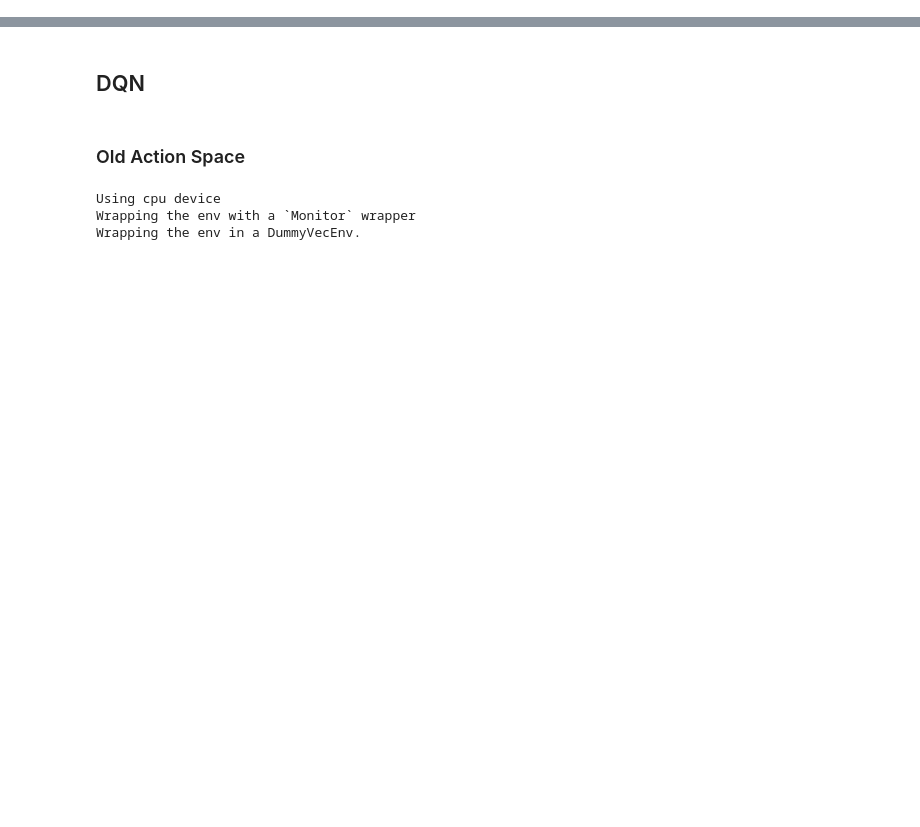
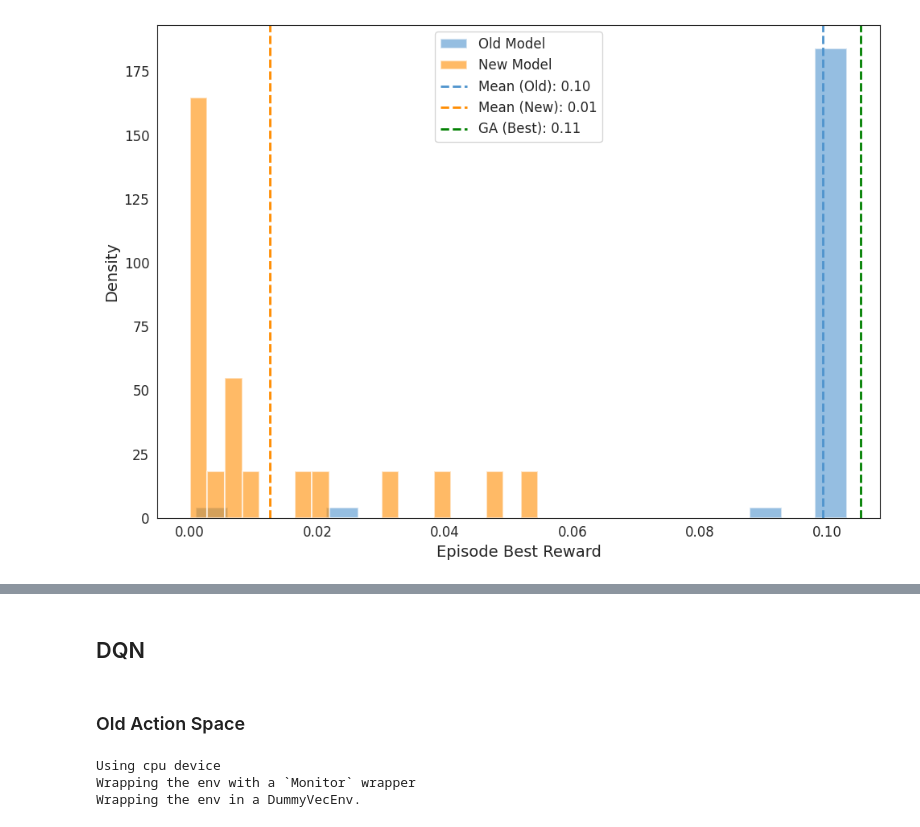
Before and after one commit to apoorv-s/Optimal-Experimental-Design-using-RL, a Jupyter notebook: Adv2D.ipynb, the cells around one changed output, grey strips where cells are left out. Drawn from its saved outputs; the diff is of its cells as text; code cells hidden in the pictures; blank space fills up the shorter version.

```diff
--- a/Adv2D.ipynb
+++ b/Adv2D.ipynb
@@ -11,0 +83,2 @@ from pde.AdvectionEquation import *
+# %%
+new_a_all_ep_rewards, new_a_best_rewards, new_a_optimal_states_all = dqn_new.evaluate(num_episodes=20)
@@ -11,0 +87,4 @@ from pde.AdvectionEquation import *
+# %%
+ga_filename = "GAResults/Advection2D_ga_3.mat"
+# %%
+ga_res = scipy.io.loadmat(ga_filename)
@@ -11,0 +228,35 @@ from pde.AdvectionEquation import *
+# %%
+plt.figure(figsize=(10, 7))
+plt.hist(old_a_best_rewards, bins=20,
+         color='#4F94CD',
+         edgecolor='white',
+         linewidth=1.5,
+         alpha=0.6,
+         density=True,  # Normalize densities
+         label='Old Model')
+
+plt.hist(new_a_best_rewards, bins=20,
+         color='#FF8C00',
+         edgecolor='white',
+         linewidth=1.5,
+         alpha=0.6,
+         density=True,  # Normalize densities
+         label='New Model')
+
+mean_old = np.mean(old_a_best_rewards)
+mean_new = np.mean(new_a_best_rewards)
+ga_best = ga_res['best_fitness'][0][0]
+
+plt.axvline(x=mean_old, color='#4F94CD', linestyle='--', linewidth=2, label=f'Mean (Old): {mean_old:.2f}')
+plt.axvline(x=mean_new, color='#FF8C00', linestyle='--', linewidth=2, label=f'Mean (New): {mean_new:.2f}')
+plt.axvline(x=ga_best, color='g', linestyle='--', linewidth=2, label=f'GA (Best): {ga_best:.2f}')
+
+plt.xlabel('Episode Best Reward', fontsize=14)
+plt.ylabel('Density', fontsize=14)
+plt.tick_params(axis='both', which='major', labelsize=12)
+plt.legend(fontsize=12)
+plt.tight_layout()
+plt.savefig("adv2d_res_hist.pdf", dpi=400, bbox_inches='tight')
+plt.show()
+# %% [output]
+[figure, added]
```
Also changed, not shown: parts of 39 cells of this notebook, 7 other files.
